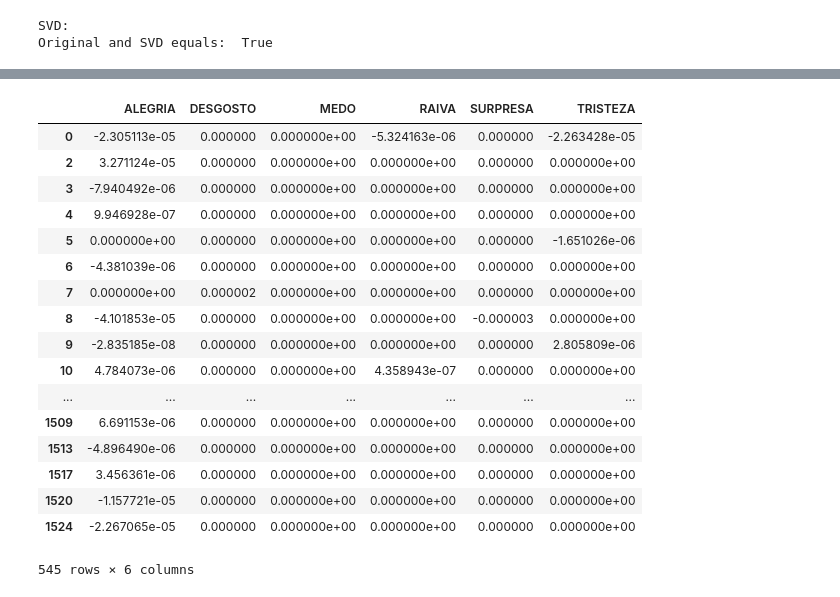
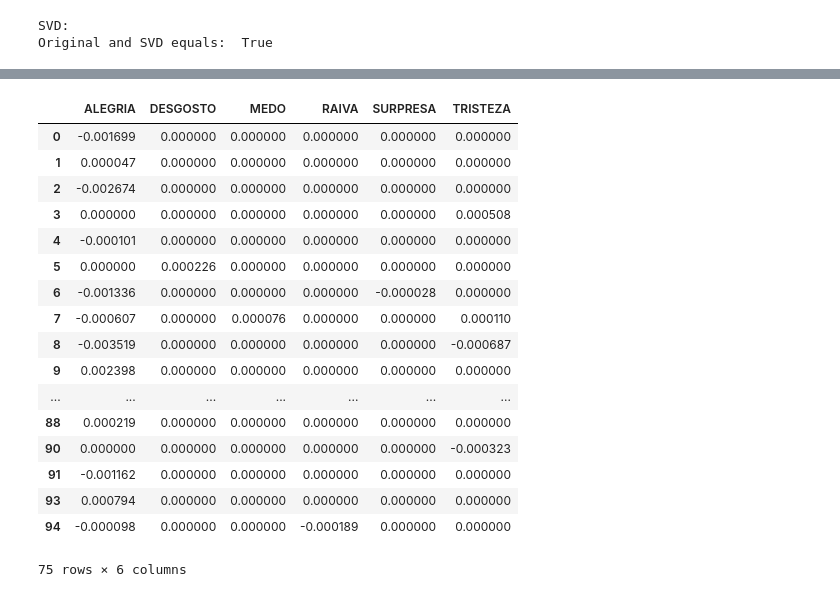
Before and after one commit to rdenadai/TxtP-Study-Notebooks, a Jupyter notebook: notebooks/text_classification_example.ipynb, the cells around one changed output, grey strips where cells are left out. Cells and saved outputs as stored; diff of their text form; code cells hidden in the pictures.

```diff
--- a/notebooks/text_classification_example.ipynb
+++ b/notebooks/text_classification_example.ipynb
@@ -469,54 +567,54 @@ Matriz VT:
 # %%
 SIMPLE = USE
 
-ws = np.zeros((len(ldocs), len(emotion_words.keys())))
 idx = { w:i for i, w in enumerate(weights.index.get_values())}
+wv = np.zeros((len(ldocs), len(emotion_words.keys())))
+for k, item in enumerate(emotion_words.items()):
+    key, values = item
+    for value in values:
+        word_e = 1 # critério de parada... performance muito melhor
+        for i in range(len(ldocs)):
+            if word_e == 0: # se a palavra não foi encontra para 1 documento não será para nenhum
+                break
+            if SIMPLE:
+                index = idx.get(value, None)
+                if index:
+                    idx_val = u[index]
+                    wv[i][k] += idx_val[i] * weights.iloc[index].values[i]
+                else:
+                    word_e = 0
+            else:
+                indexes = list(filter(None, [e if value in inx else None for e, inx in enumerate(idx.keys())]))
+                if len(indexes) > 0:
+                    wv[i][k] += np.sum([u[index][i] * weights.iloc[index].values[i] for index in indexes]) / 2
+                else:
+                    word_e = 0
+wv = wv / len(ldocs)
 
-for i, doc in enumerate(ldocs):
-    for k, item in enumerate(emotion_words.items()):
-        key, values = item
-        for value in values:
-            try:
-                if SIMPLE:
-                    index = weights.index.get_loc(value)
-                    idx_val = u[index]
-                    ws[i][k] += idx_val[i] * weights.iloc[index].values[i]
-                else:
-                    weight_sum = []
-                    indexes = filter(None, [e if value in inx else None for e, inx in enumerate(idx.keys())])
-                    for index in indexes:
-                        idx_val = u[index]
-                        weight_sum.append(idx_val[i] * weights.iloc[index].values[i])
-                    ws[i][k] += np.sum(weight_sum)
-            except:
-                pass
-
-ws = ws/len(ldocs)
-
-df = pd.DataFrame(ws, columns=emotion_words.keys())
+df = pd.DataFrame(wv, columns=emotion_words.keys())
 display(df[
     (df['ALEGRIA'] != 0) | (df['DESGOSTO'] != 0) | (df['MEDO'] != 0) |
     (df['RAIVA'] != 0) | (df['SURPRESA'] != 0) | (df['TRISTEZA'] != 0)
 ])
 # %% [output]
 |  | ALEGRIA | DESGOSTO | MEDO | RAIVA | SURPRESA | TRISTEZA |
-| 0 | -2.305113e-05 | 0.000000 | 0.000000e+00 | -5.324163e-06 | 0.000000 | -2.263428e-05 |
-| 2 | 3.271124e-05 | 0.000000 | 0.000000e+00 | 0.000000e+00 | 0.000000 | 0.000000e+00 |
-| 3 | -7.940492e-06 | 0.000000 | 0.000000e+00 | 0.000000e+00 | 0.000000 | 0.000000e+00 |
-| 4 | 9.946928e-07 | 0.000000 | 0.000000e+00 | 0.000000e+00 | 0.000000 | 0.000000e+00 |
-| 5 | 0.000000e+00 | 0.000000 | 0.000000e+00 | 0.000000e+00 | 0.000000 | -1.651026e-06 |
-| 6 | -4.381039e-06 | 0.000000 | 0.000000e+00 | 0.000000e+00 | 0.000000 | 0.000000e+00 |
-| 7 | 0.000000e+00 | 0.000002 | 0.000000e+00 | 0.000000e+00 | 0.000000 | 0.000000e+00 |
-| 8 | -4.101853e-05 | 0.000000 | 0.000000e+00 | 0.000000e+00 | -0.000003 | 0.000000e+00 |
-| 9 | -2.835185e-08 | 0.000000 | 0.000000e+00 | 0.000000e+00 | 0.000000 | 2.805809e-06 |
-| 10 | 4.784073e-06 | 0.000000 | 0.000000e+00 | 4.358943e-07 | 0.000000 | 0.000000e+00 |
+| 0 | -0.001699 | 0.000000 | 0.000000 | 0.000000 | 0.000000 | 0.000000 |
+| 1 | 0.000047 | 0.000000 | 0.000000 | 0.000000 | 0.000000 | 0.000000 |
+| 2 | -0.002674 | 0.000000 | 0.000000 | 0.000000 | 0.000000 | 0.000000 |
+| 3 | 0.000000 | 0.000000 | 0.000000 | 0.000000 | 0.000000 | 0.000508 |
+| 4 | -0.000101 | 0.000000 | 0.000000 | 0.000000 | 0.000000 | 0.000000 |
+| 5 | 0.000000 | 0.000226 | 0.000000 | 0.000000 | 0.000000 | 0.000000 |
+| 6 | -0.001336 | 0.000000 | 0.000000 | 0.000000 | -0.000028 | 0.000000 |
+| 7 | -0.000607 | 0.000000 | 0.000076 | 0.000000 | 0.000000 | 0.000110 |
+| 8 | -0.003519 | 0.000000 | 0.000000 | 0.000000 | 0.000000 | -0.000687 |
+| 9 | 0.002398 | 0.000000 | 0.000000 | 0.000000 | 0.000000 | 0.000000 |
 | ... | ... | ... | ... | ... | ... | ... |
-| 1509 | 6.691153e-06 | 0.000000 | 0.000000e+00 | 0.000000e+00 | 0.000000 | 0.000000e+00 |
-| 1513 | -4.896490e-06 | 0.000000 | 0.000000e+00 | 0.000000e+00 | 0.000000 | 0.000000e+00 |
-| 1517 | 3.456361e-06 | 0.000000 | 0.000000e+00 | 0.000000e+00 | 0.000000 | 0.000000e+00 |
-| 1520 | -1.157721e-05 | 0.000000 | 0.000000e+00 | 0.000000e+00 | 0.000000 | 0.000000e+00 |
-| 1524 | -2.267065e-05 | 0.000000 | 0.000000e+00 | 0.000000e+00 | 0.000000 | 0.000000e+00 |
+| 88 | 0.000219 | 0.000000 | 0.000000 | 0.000000 | 0.000000 | 0.000000 |
+| 90 | 0.000000 | 0.000000 | 0.000000 | 0.000000 | 0.000000 | -0.000323 |
+| 91 | -0.001162 | 0.000000 | 0.000000 | 0.000000 | 0.000000 | 0.000000 |
+| 93 | 0.000794 | 0.000000 | 0.000000 | 0.000000 | 0.000000 | 0.000000 |
+| 94 | -0.000098 | 0.000000 | 0.000000 | -0.000189 | 0.000000 | 0.000000 |
-545 rows × 6 columns
+75 rows × 6 columns
 # %%
 dtframe = np.zeros((len(ldocs), len(emotion_words.keys())))
 for i, d in enumerate(ldocs):
```
Also changed, not shown: parts of 11 cells of this notebook.
